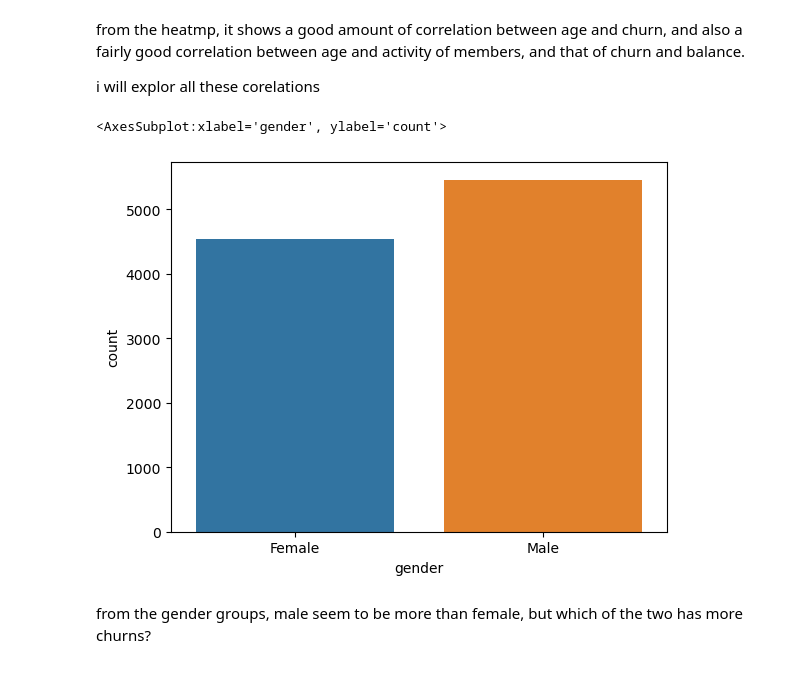
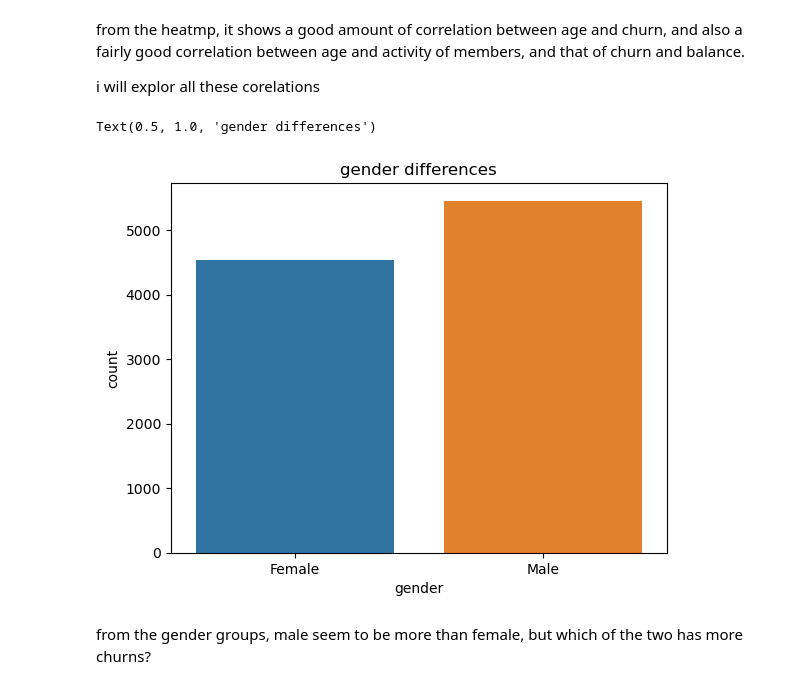
Before and after one commit to bakasheddy/RetainMe-Predicting-Customer-Retention, a Jupyter notebook: Notebook.ipynb, the cells around one changed output. Cells and saved outputs as stored; diff of their text form; code cells hidden in the pictures.

```diff
--- a/Notebook.ipynb
+++ b/Notebook.ipynb
@@ -147,9 +147,10 @@ def age(x):
 df['age_category'] = df['age'].apply(age)
 # %%
 sns.countplot(x=df['gender'])
+plt.title('gender differences')
 # %% [output]
-<AxesSubplot:xlabel='gender', ylabel='count'>
+Text(0.5, 1.0, 'gender differences')
-[figure, old version]
+[figure, new version]
 # %% [markdown]
 from the gender groups, male seem to be more than female, but which of the two has more churns?
 # %%
```
Also changed, not shown: parts of 1 cell of this notebook.
